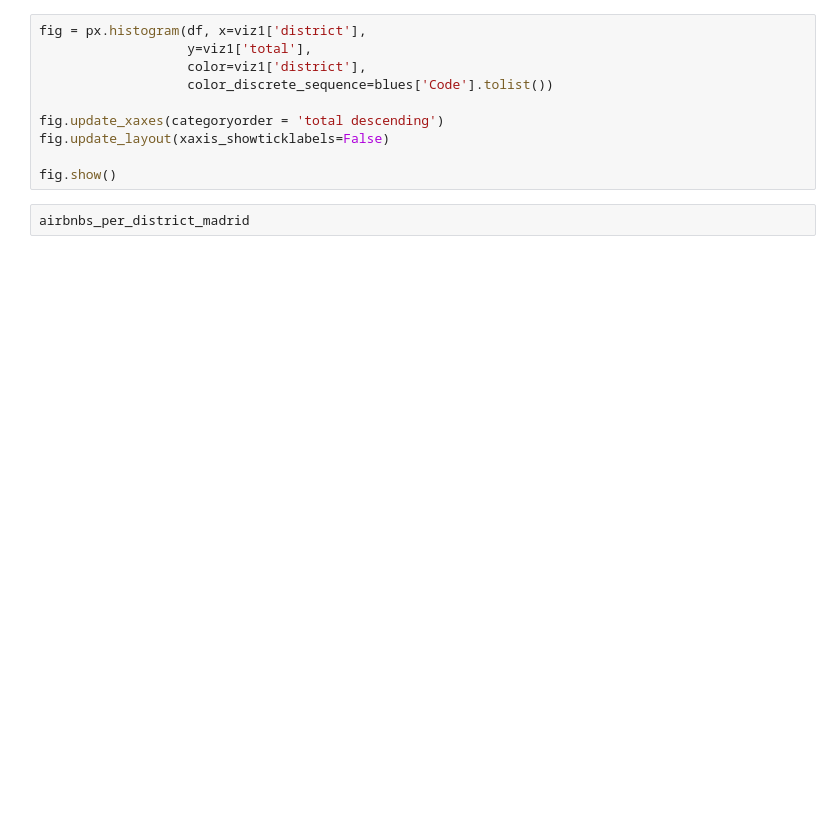
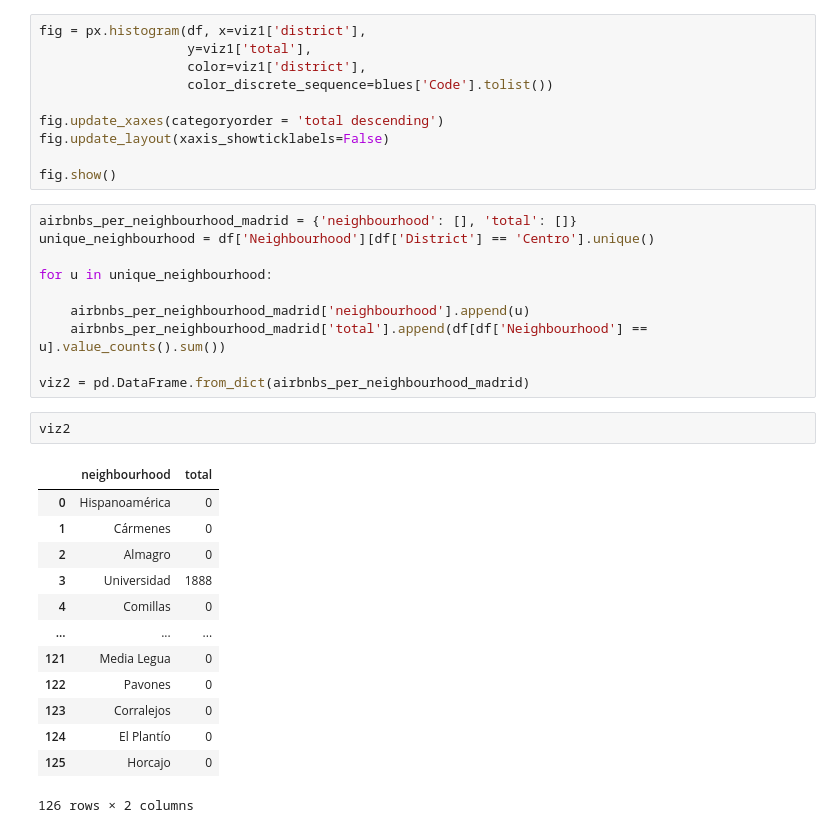
Before and after one commit to juanmolera/dashboard-project, a Jupyter notebook: notebooks/2-testing-viz-on-px.ipynb, the cells around one changed output. Cells and saved outputs as stored; diff of their text form; blank space fills up the shorter version.

```diff
--- a/notebooks/2-testing-viz-on-px.ipynb
+++ b/notebooks/2-testing-viz-on-px.ipynb
@@ -42,5 +60,29 @@ fig.update_xaxes(categoryorder = 'total descending')
 fig.update_layout(xaxis_showticklabels=False)
 
 fig.show()
-# %%
-airbnbs_per_district_madrid
+# %%
+airbnbs_per_neighbourhood_madrid = {'neighbourhood': [], 'total': []}
+unique_neighbourhood = df['Neighbourhood'][df['District'] == 'Centro'].unique()
+
+for u in unique_neighbourhood:
+
+    airbnbs_per_neighbourhood_madrid['neighbourhood'].append(u)
+    airbnbs_per_neighbourhood_madrid['total'].append(df[df['Neighbourhood'] == u].value_counts().sum())
+
+viz2 = pd.DataFrame.from_dict(airbnbs_per_neighbourhood_madrid)
+# %%
+viz2
+# %% [output]
+|  | neighbourhood | total |
+| 0 | Hispanoamérica | 0 |
+| 1 | Cármenes | 0 |
+| 2 | Almagro | 0 |
+| 3 | Universidad | 1888 |
+| 4 | Comillas | 0 |
+| ... | ... | ... |
+| 121 | Media Legua | 0 |
+| 122 | Pavones | 0 |
+| 123 | Corralejos | 0 |
+| 124 | El Plantío | 0 |
+| 125 | Horcajo | 0 |
+126 rows × 2 columns
```
Also changed, not shown: parts of 1 cell of this notebook, 1 other file.
